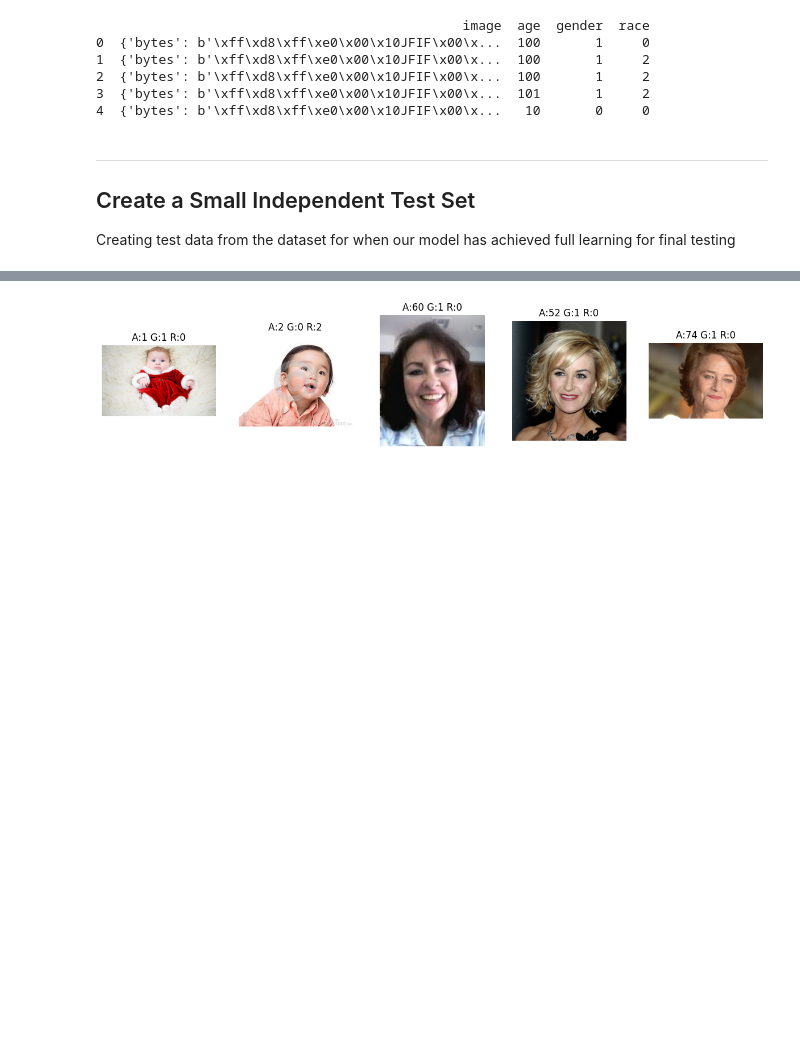
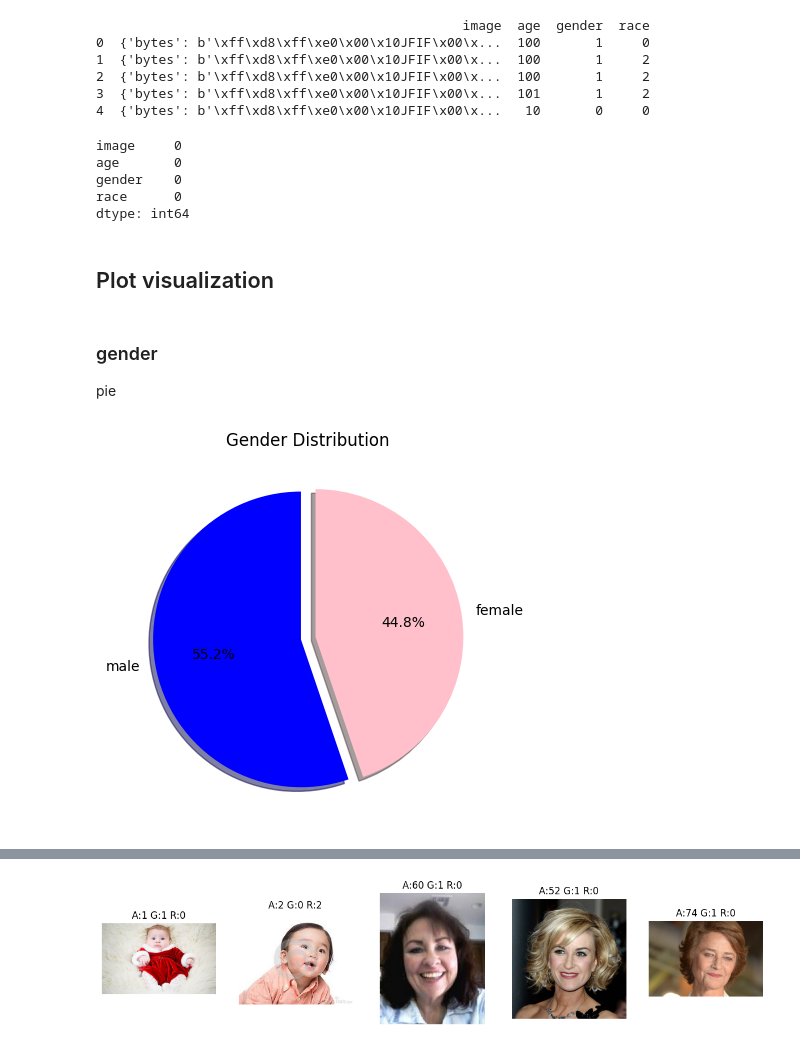
Before and after one commit to sorna-fast/utkface-deep-learning-service, a Jupyter notebook: notebooks/model_training.ipynb, the cells around one changed output, grey strips where cells are left out. Cells and saved outputs as stored; diff of their text form; code cells hidden in the pictures; blank space fills up the shorter version.

Commit message:
1: Visualization and understanding of data for age, gender, and race columns individually and in combination using different methods and saving the results in a plot file 2: requirements.txt updated

```diff
--- a/notebooks/model_training.ipynb
+++ b/notebooks/model_training.ipynb
@@ -51,9 +71,14 @@ print(df.head())
 2  {'bytes': b'\xff\xd8\xff\xe0\x00\x10JFIF\x00\x...  100       1     2
 3  {'bytes': b'\xff\xd8\xff\xe0\x00\x10JFIF\x00\x...  101       1     2
 4  {'bytes': b'\xff\xd8\xff\xe0\x00\x10JFIF\x00\x...   10       0     0
+# %%
+df.isnull().sum()
+# %% [output]
+image     0
+age       0
+gender    0
+race      0
+dtype: int64
 # %% [markdown]
----
-##  Create a Small Independent Test Set
-
-Creating test data from the dataset for when our model has achieved full learning for final testing
+## Plot visualization
 # %%
@@ -61,2 +88,31 @@ import matplotlib.pyplot as plt
 from PIL import Image
 import io
+# %%
+GENDER_LABEL=['male','female']
+RACE_LABEL = ['White','Black',"Asian","Indian","Others"]
+
+
+# Create a copy of df for plotting
+df_plot = df.copy()
+# %% [markdown]
+### gender
+pie
+# %%
+# Count the number of each gender
+gender_counts = df_plot['gender'].value_counts()
+
+# Plot pie chart
+plt.pie(
+    gender_counts.values,                      # values for each gender
+    labels=GENDER_LABEL,
+    autopct='%1.1f%%',                         # show percentage
+    startangle=90,                             # rotate start angle
+    colors=['blue', 'pink'],                    # optional: color for each gender
+    explode=(0.05,0.05),
+    shadow=True)
+
+plt.title("Gender Distribution")
+plt.savefig("../plots/gender-distribution-pie.png")
+plt.show()
+# %% [output]
+[figure, added]
```
Also changed, not shown: parts of 19 cells of this notebook, 10 other files.
